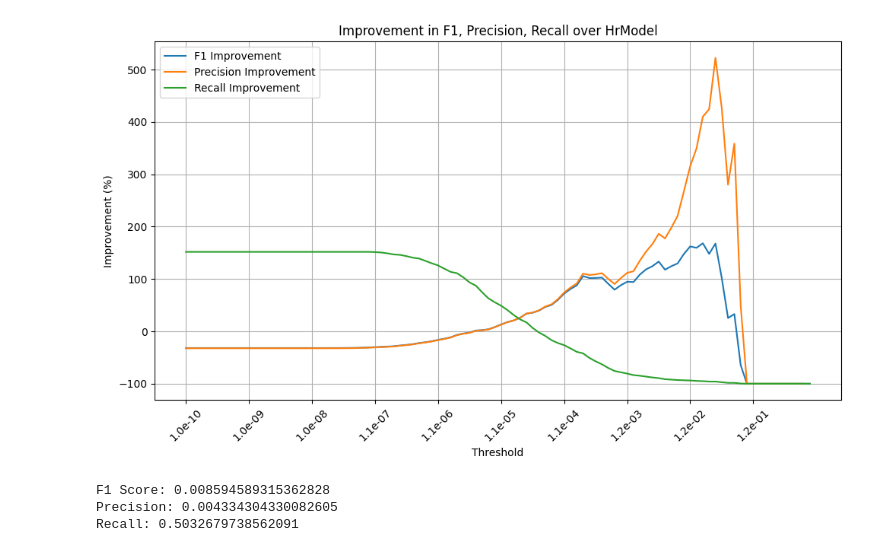
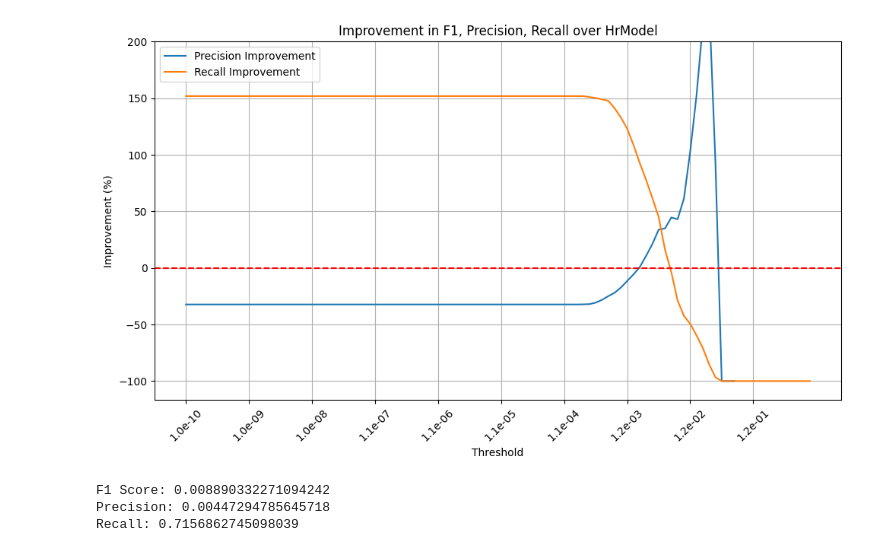
Before and after one commit to lab-heal/pistachio, a Jupyter notebook: predict_tantrums_retrain.ipynb, the cells around one changed output. Cells and saved outputs as stored; diff of their text form; code cells hidden in the pictures.

```diff
--- a/predict_tantrums_retrain.ipynb
+++ b/predict_tantrums_retrain.ipynb
@@ -126,7 +126,7 @@ class HrModel(BaseEstimator):
 
     def predict(self, X):
         mean_hr = X["hr_moving_avg_60m"]
-        return (mean_hr > 105) & (mean_hr < 129)
+        return (mean_hr > 80) & (mean_hr < 129)
 
     def predict_proba(self, X):
         preds = self.predict(X)
@@ -224,60 +262,57 @@ f1_scores = []
 precisions = []
 recalls = []
 
-
+y_pred_proba = automl.predict_proba(X_test)
 thresholds = np.logspace(-10, 0, 100)
 for th in thresholds:
     y_pred = (y_pred_proba[:, 1] >= th).astype(int)
     f1_scores.append(f1_score(y_test, y_pred, zero_division=np.nan))
     precisions.append(precision_score(y_test, y_pred, zero_division=np.nan))
     recalls.append(recall_score(y_test, y_pred, zero_division=np.nan))
 
 hr_f1 = simple_model_results["HrModel"]["f1"]
 hr_precision = simple_model_results["HrModel"]["precision"]
 hr_recall = simple_model_results["HrModel"]["recall"]
 
 plt.figure(figsize=(10, 6))
-plt.plot(
-    thresholds, (np.array(f1_scores) - hr_f1) / hr_f1 * 100, label="F1 Improvement"
-)
 plt.plot(
     thresholds,
     (np.array(precisions) - hr_precision) / hr_precision * 100,
     label="Precision Improvement",
 )
 plt.plot(
     thresholds,
     (np.array(recalls) - hr_recall) / hr_recall * 100,
     label="Recall Improvement",
 )
 plt.xscale("log")
 plt.xlabel("Threshold")
 plt.ylabel("Improvement (%)")
 plt.title("Improvement in F1, Precision, Recall over HrModel")
 plt.legend()
 plt.grid(True)
 
+plt.axhline(y=0, color="red", linestyle="--", label="y=0")
 plt.xticks(thresholds[::10], [f"{t:.1e}" for t in thresholds[::10]], rotation=45)
+plt.ylim(top=200)
 plt.tight_layout()
 plt.show()
 # %% [output]
-[figure, old version]
+[figure, new version]
 # %%
-threshold = 2e-5
+threshold = 2e-3
+y_pred = (y_pred_proba[:, 1] >= threshold).astype(int)
+f1 = f1_score(y_test, y_pred, zero_division=np.nan)
+precision = precision_score(y_test, y_pred, zero_division=np.nan)
+recall = recall_score(y_test, y_pred, zero_division=np.nan)
+
+print(f"F1 Score: {f1}")
+print(f"Precision: {precision}")
+print(f"Recall: {recall}")
+# %% [output]
+F1 Score: 0.008890332271094242
+Precision: 0.00447294785645718
+Recall: 0.7156862745098039
-# %%
-y_pred_proba = automl.predict_proba(X_test)
-y_pred = (y_pred_proba[:, 1] >= threshold).astype(int)
-f1 = f1_score(y_test, y_pred, zero_division=np.nan)
-precision = precision_score(y_test, y_pred, zero_division=np.nan)
-recall = recall_score(y_test, y_pred, zero_division=np.nan)
-
-print(f"F1 Score: {f1}")
-print(f"Precision: {precision}")
-print(f"Recall: {recall}")
-# %% [output]
-F1 Score: 0.008594589315362828
-Precision: 0.004334304330082605
-Recall: 0.5032679738562091
 # %%
 from collections import defaultdict
 from typing import Any
```
Also changed, not shown: parts of 5 cells of this notebook, 2 other files.
